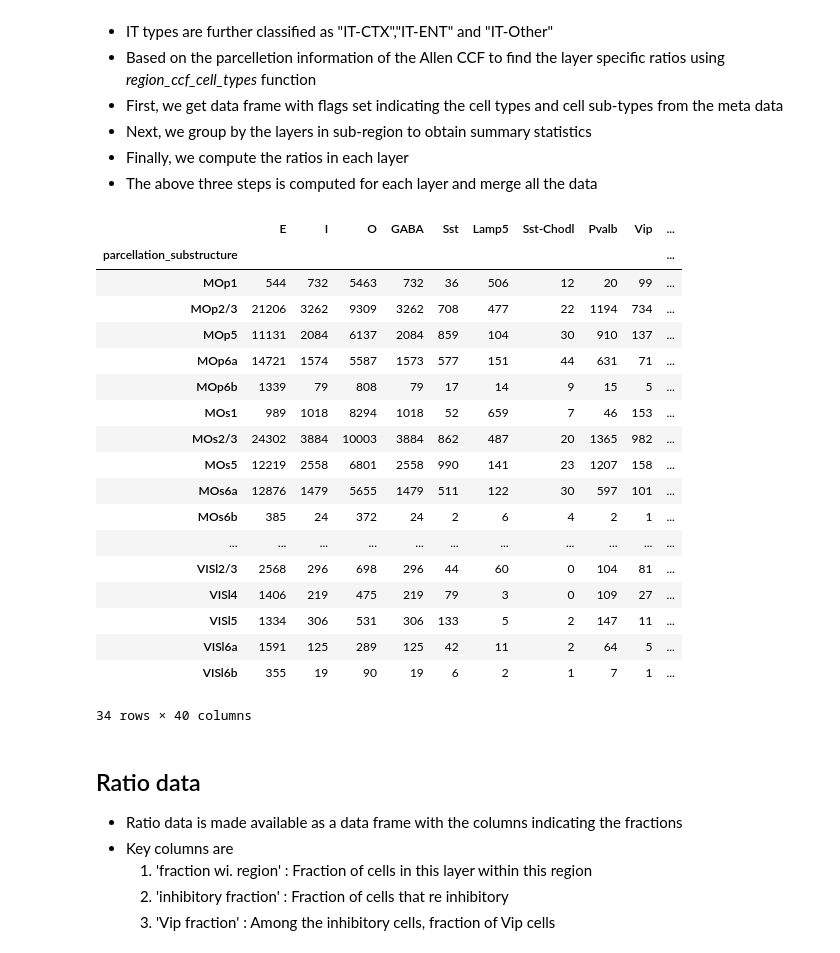
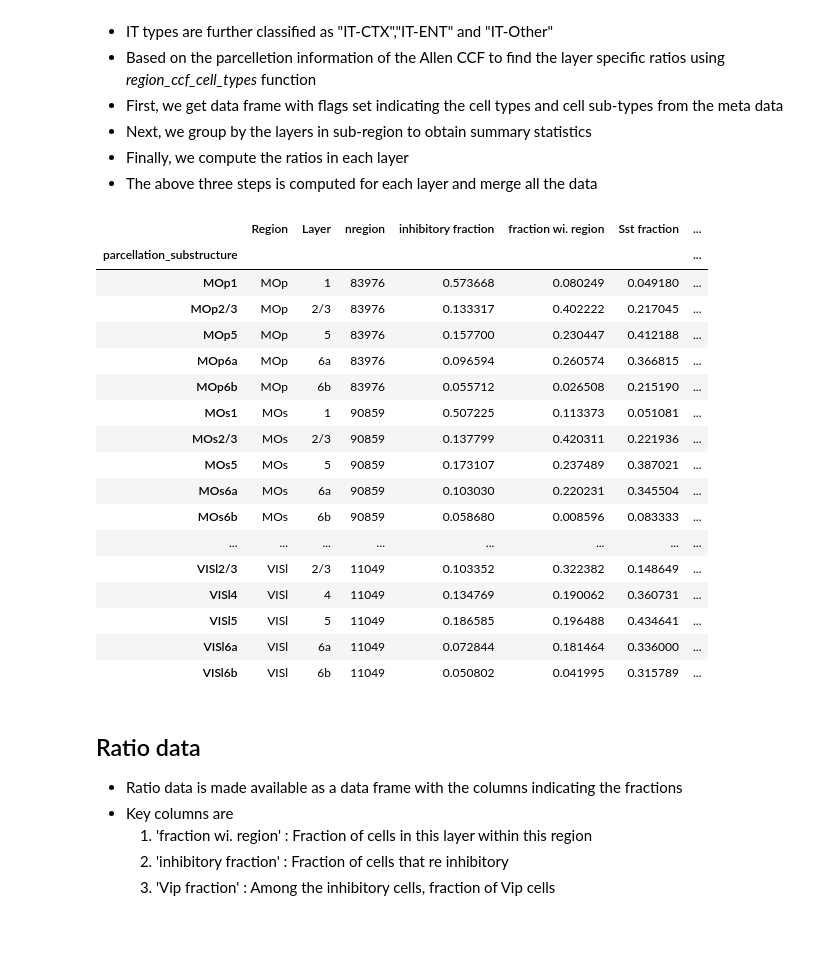
Before and after one commit to apache/airavata-cerebrum, a Jupyter notebook: resources/notebooks/atlas2cellprop.ipynb, the cells around one changed output. Cells and saved outputs as stored; diff of their text form; code cells hidden in the pictures.

```diff
--- a/resources/notebooks/atlas2cellprop.ipynb
+++ b/resources/notebooks/atlas2cellprop.ipynb
@@ -37,8 +31,8 @@ import matplotlib.pyplot as plt
 - After setting the appropriate abc_mouse.ABC_BASE variable, **Uncomment** the last line in the cell below to download the data in the ABC_BASE directory.
 # %%
 # Downloading the necessary data
-abc_mouse.ABC_BASE = "/storage/home/hhive1/schockalingam6/data2/airavata-cerebrum/brain_atlases/abc_mouse" # Change this to the directory to download
-# abc_mouse.download_abc_data() # Uncomment to download data
+ABC_ATLAS_BASE = "/storage/home/hhive1/schockalingam6/data2/neuroscience/brain_atlases/abc_mouse_atlas" # Change this to the directory to download
+#abc_mouse.download_abc_data(ABC_ATLAS_BASE) # Uncomment to download data
 # %% [output]
 expression_matrices/MERFISH-C57BL6J-638850/20230830 : 14.21 GB
 metadata/MERFISH-C57BL6J-638850/20231215 : 1.81 GB
@@ -115,7 +109,7 @@ cell_meta_ext = cell_meta_ext.join(cluster_colors, on="cluster_alias")
 - Parcellaton division, structure and substructure are derived from the co-ordinates mapped to Allen CCF.
 # %%
 # Loading CCF Meta data
-merfish_ccf_view_dir = abc_mouse.view_dir(manifest, "MERFISH-C57BL6J-638850-CCF")
+merfish_ccf_view_dir = abc_mouse.view_dir(manifest, "MERFISH-C57BL6J-638850-CCF", ABC_ATLAS_BASE)
 cell_ccf = abc_mouse.cell_ccf_meta(os.path.join(merfish_ccf_view_dir, abc_mouse.PARCEL_META_DATA))
 cell_ccf[abc_mouse.CCF_COLS]
 # %% [output]
@@ -144,30 +138,29 @@ cell_ccf[abc_mouse.CCF_COLS]
 - The above three steps is computed for each layer and merge all the data
 # %%
 # Obtain Region Specific CCF
-region_cell_ccf, region_ei_ccf = abc_mouse.region_ccf_cell_types(cell_ccf, ["MOp", "MOs", "AUDp", "AUDd", "VISp", "VISl"])
+region_cell_ccf, region_ei_ccf, region_frac_ccf = abc_mouse.region_ccf_cell_types(cell_ccf, ["MOp", "MOs", "AUDp", "AUDd", "VISp", "VISl"])
 # Merge the data
-cortex_ei_df = pd.concat([y for x,y in region_ei_ccf.items()])
-cortex_ei_df
+cortex_fx_df = pd.concat([y for x,y in region_frac_ccf.items()])
+cortex_fx_df
 # %% [output]
-|  | E | I | O | GABA | Sst | Lamp5 | Sst-Chodl | Pvalb | Vip | ... |
-| parcellation_substructure |  |  |  |  |  |  |  |  |  | ... |
-| MOp1 | 544 | 732 | 5463 | 732 | 36 | 506 | 12 | 20 | 99 | ... |
-| MOp2/3 | 21206 | 3262 | 9309 | 3262 | 708 | 477 | 22 | 1194 | 734 | ... |
-| MOp5 | 11131 | 2084 | 6137 | 2084 | 859 | 104 | 30 | 910 | 137 | ... |
-| MOp6a | 14721 | 1574 | 5587 | 1573 | 577 | 151 | 44 | 631 | 71 | ... |
-| MOp6b | 1339 | 79 | 808 | 79 | 17 | 14 | 9 | 15 | 5 | ... |
-| MOs1 | 989 | 1018 | 8294 | 1018 | 52 | 659 | 7 | 46 | 153 | ... |
-| MOs2/3 | 24302 | 3884 | 10003 | 3884 | 862 | 487 | 20 | 1365 | 982 | ... |
-| MOs5 | 12219 | 2558 | 6801 | 2558 | 990 | 141 | 23 | 1207 | 158 | ... |
-| MOs6a | 12876 | 1479 | 5655 | 1479 | 511 | 122 | 30 | 597 | 101 | ... |
-| MOs6b | 385 | 24 | 372 | 24 | 2 | 6 | 4 | 2 | 1 | ... |
-| ... | ... | ... | ... | ... | ... | ... | ... | ... | ... | ... |
-| VISl2/3 | 2568 | 296 | 698 | 296 | 44 | 60 | 0 | 104 | 81 | ... |
-| VISl4 | 1406 | 219 | 475 | 219 | 79 | 3 | 0 | 109 | 27 | ... |
-| VISl5 | 1334 | 306 | 531 | 306 | 133 | 5 | 2 | 147 | 11 | ... |
-| VISl6a | 1591 | 125 | 289 | 125 | 42 | 11 | 2 | 64 | 5 | ... |
-| VISl6b | 355 | 19 | 90 | 19 | 6 | 2 | 1 | 7 | 1 | ... |
+|  | Region | Layer | nregion | inhibitory fraction | fraction wi. region | Sst fraction | ... |
+| parcellation_substructure |  |  |  |  |  |  | ... |
+| MOp1 | MOp | 1 | 83976 | 0.573668 | 0.080249 | 0.049180 | ... |
+| MOp2/3 | MOp | 2/3 | 83976 | 0.133317 | 0.402222 | 0.217045 | ... |
+| MOp5 | MOp | 5 | 83976 | 0.157700 | 0.230447 | 0.412188 | ... |
+| MOp6a | MOp | 6a | 83976 | 0.096594 | 0.260574 | 0.366815 | ... |
+| MOp6b | MOp | 6b | 83976 | 0.055712 | 0.026508 | 0.215190 | ... |
+| MOs1 | MOs | 1 | 90859 | 0.507225 | 0.113373 | 0.051081 | ... |
+| MOs2/3 | MOs | 2/3 | 90859 | 0.137799 | 0.420311 | 0.221936 | ... |
+| MOs5 | MOs | 5 | 90859 | 0.173107 | 0.237489 | 0.387021 | ... |
+| MOs6a | MOs | 6a | 90859 | 0.103030 | 0.220231 | 0.345504 | ... |
+| MOs6b | MOs | 6b | 90859 | 0.058680 | 0.008596 | 0.083333 | ... |
+| ... | ... | ... | ... | ... | ... | ... | ... |
+| VISl2/3 | VISl | 2/3 | 11049 | 0.103352 | 0.322382 | 0.148649 | ... |
+| VISl4 | VISl | 4 | 11049 | 0.134769 | 0.190062 | 0.360731 | ... |
+| VISl5 | VISl | 5 | 11049 | 0.186585 | 0.196488 | 0.434641 | ... |
+| VISl6a | VISl | 6a | 11049 | 0.072844 | 0.181464 | 0.336000 | ... |
+| VISl6b | VISl | 6b | 11049 | 0.050802 | 0.041995 | 0.315789 | ... |
-34 rows × 40 columns
 # %% [markdown]
 ## Ratio data
 - Ratio data is made available as a data frame with the columns indicating the fractions
```
Also changed, not shown: parts of 6 cells of this notebook, 1 other file.
